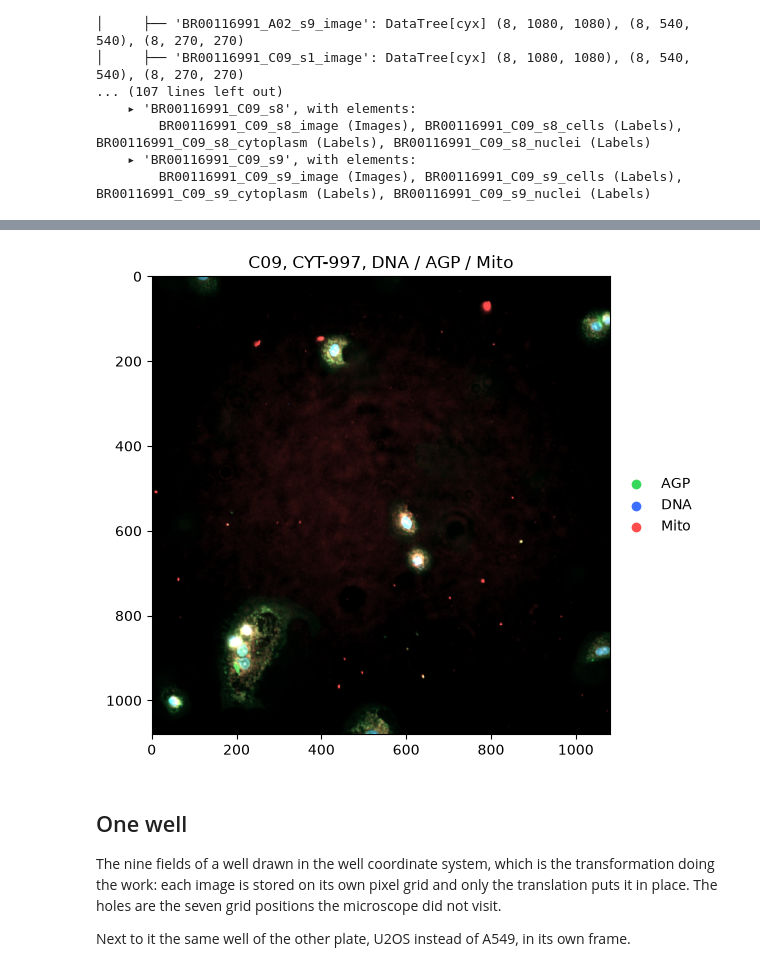
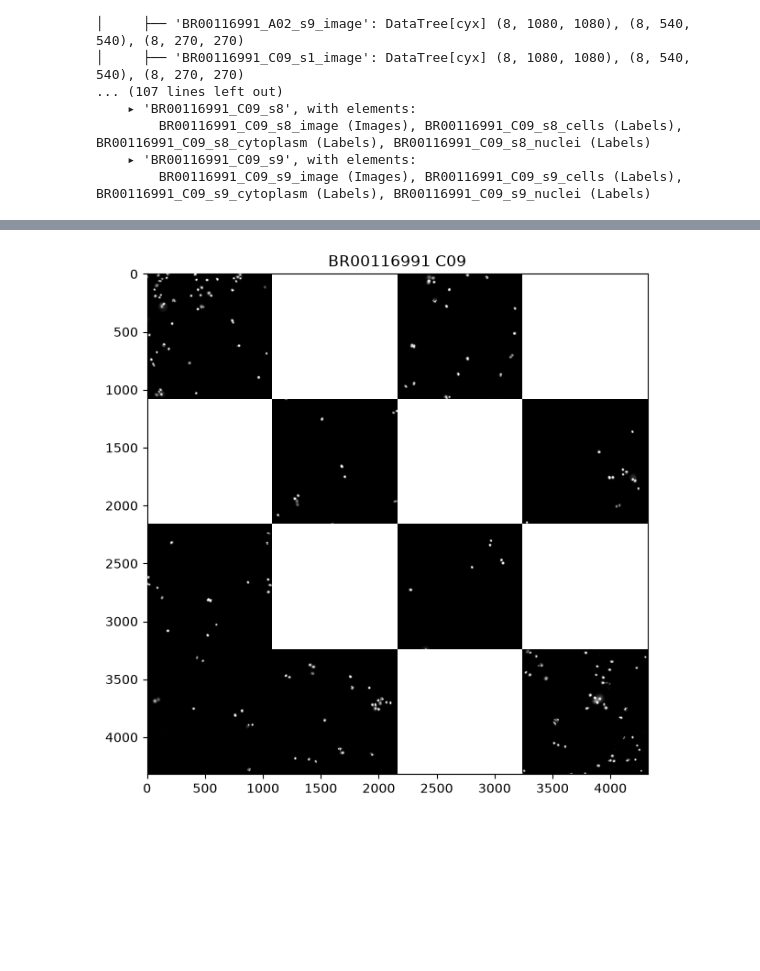
Before and after one commit to scverse/cell-painting-io, a Jupyter notebook: notebooks/cpjump1_to_spatialdata.ipynb, the cells around one changed output, grey strips where cells are left out. Cells and saved outputs as stored; diff of their text form; code cells hidden in the pictures; blank space fills up the shorter version.

```diff
--- a/notebooks/cpjump1_to_spatialdata.ipynb
+++ b/notebooks/cpjump1_to_spatialdata.ipynb
@@ -147,11 +101,3 @@ def plate_offsets(load_data: pd.DataFrame, pixel_size: float) -> pd.DataFrame:
         index=load_data.index,
     )
     return cps.fov_offsets(positions, pixel_size=pixel_size, plate_format=PLATE_FORMAT)
-
-
-load_data = read_load_data(PLATES[0])
-pixel_size = pixel_size_of(load_data)
-shape = (int(load_data["Metadata_ImageSizeY"].iloc[0]), int(load_data["Metadata_ImageSizeX"].iloc[0]))
-print(
-    f"{pixel_size * 1e6:.4f} um per pixel, {shape[0]}x{shape[1]} px per field, {len(load_data.loc['A02'])} fields per well"
-)
@@ -163,3 +103,0 @@ They sample nine positions of a 4x4 grid, so laying them out in the well frame l
-# %%
-offsets = plate_offsets(load_data, pixel_size)
-(offsets.loc["A02"] / shape[0]).round(2)
@@ -385,15 +248,0 @@ The field frame is the raw pixel grid; the well frame shifts it by the field's p
-# %%
-plate = PLATES[0]
-element = f"{plate}_C09_s9_image"
-systems = (f"{plate}_C09_s9", f"{plate}_C09", plate)
-extents = {system: sd.get_extent(sdatas[plate][element], coordinate_system=system) for system in systems}
-pd.DataFrame(
-    {
-        system: {
-            f"{axis}_{bound}": value
-            for axis, span in extent.items()
-            for bound, value in zip(("min", "max"), span, strict=False)
-        }
-        for system, extent in extents.items()
-    }
-).round(1)
@@ -454,29 +270,19 @@ Contrast is set per channel from the field's own percentiles, the median to the
 # %%
 def percentile_norms(
     sdata: sd.SpatialData, element: str, channels: list[str], span: tuple[float, float] = (50.0, 99.9)
 ) -> list[Normalize]:
     image = get_pyramid_levels(sdata[element], n=0)
     return [Normalize(*np.percentile(image.sel(c=channel).to_numpy(), span)) for channel in channels]
 
 
-composite = ["DNA", "AGP", "Mito"]
+plate = PLATES[0]
+element = f"{plate}_C09_s1_image"
 (
     sdatas[plate]
     .pl.render_images(
-        f"{plate}_C09_s1_image",
-        channel=composite,
-        palette=["#3b6fff", "#38d95b", "#ff4d4d"],
-        norm=percentile_norms(sdatas[plate], f"{plate}_C09_s1_image", composite),
-        channels_as_legend=True,
+        channel="DNA", cmap="gray", norm=percentile_norms(sdatas[plate], element, ["DNA"])[0], colorbar=False
     )
-    .pl.show(coordinate_systems=f"{plate}_C09_s1", figsize=(6, 6), title="C09, CYT-997, DNA / AGP / Mito")
+    .pl.show(coordinate_systems=f"{plate}_C09", figsize=(6, 6), title=f"{plate} C09")
 )
 # %% [output]
-[figure, old version]
+[figure, new version]
-# %% [markdown]
-## One well
-
-The nine fields of a well drawn in the well coordinate system, which is the transformation doing the work: each image is stored on its own pixel grid and only the translation puts it in place.
-The holes are the seven grid positions the microscope did not visit.
-
-Next to it the same well of the other plate, U2OS instead of A549, in its own frame.
```
Also changed, not shown: parts of 33 cells of this notebook, 3 other files.
